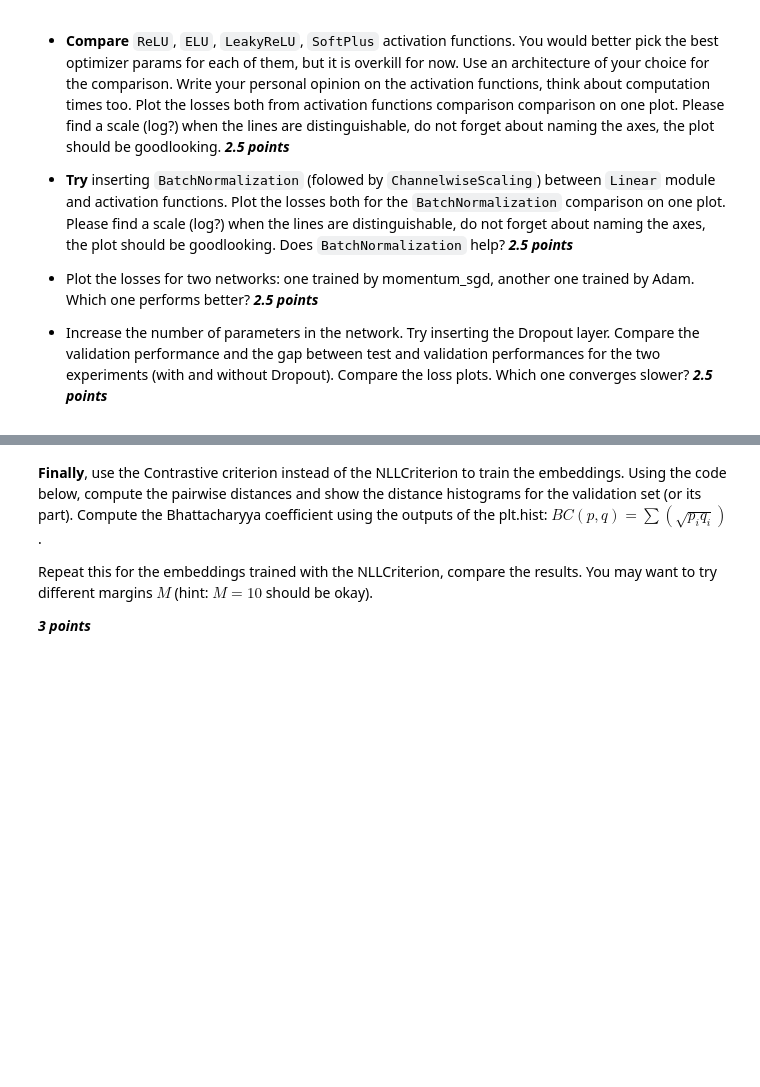
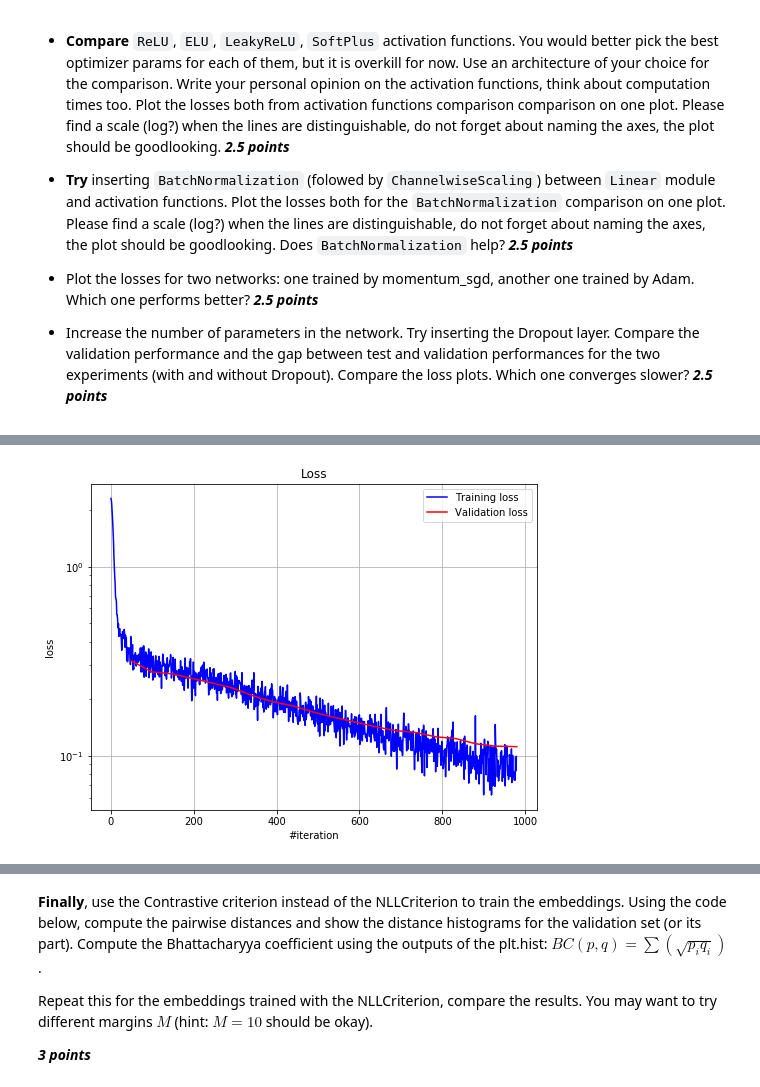
Before and after one commit to liviniuk/dl-course-skoltech, a Jupyter notebook: HW1/homework_main-basic.ipynb, the cells around one changed output, grey strips where cells are left out. Saved outputs shown, nothing was run; the diff lists cells and outputs as text; code cells hidden in the pictures; blank space fills up the shorter version.

```diff
--- a/HW1/homework_main-basic.ipynb
+++ b/HW1/homework_main-basic.ipynb
@@ -165,0 +205,8 @@ You would better pick the best optimizer params for each of them, but it is over
+# %%
+net_ELU = Sequential()
+net_ELU.add(Linear(28*28, n_hidden))
+net_ELU.add(ELU())
+net_ELU.add(Linear(n_hidden, 10))
+net_ELU.add(LogSoftMax())
+
+print(net_ELU)
@@ -165,0 +357,6 @@ You would better pick the best optimizer params for each of them, but it is over
+# %%
+optimizer_state = {}
+
+loss_history['ELU'], average_time['ELU'] = train(net_ELU)
+# %% [output]
+[figure, added]
```
Also changed, not shown: parts of 51 cells of this notebook.
